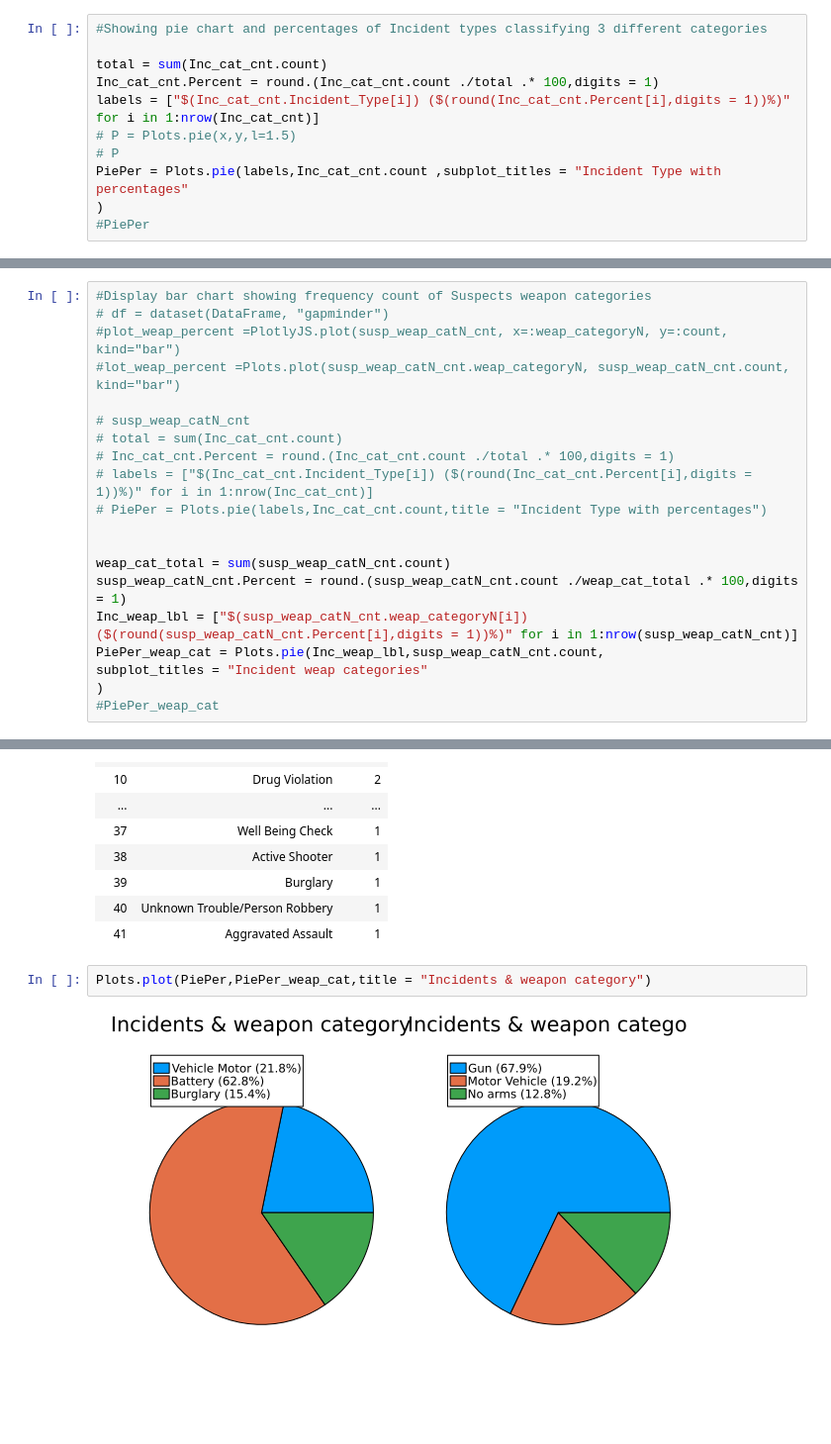
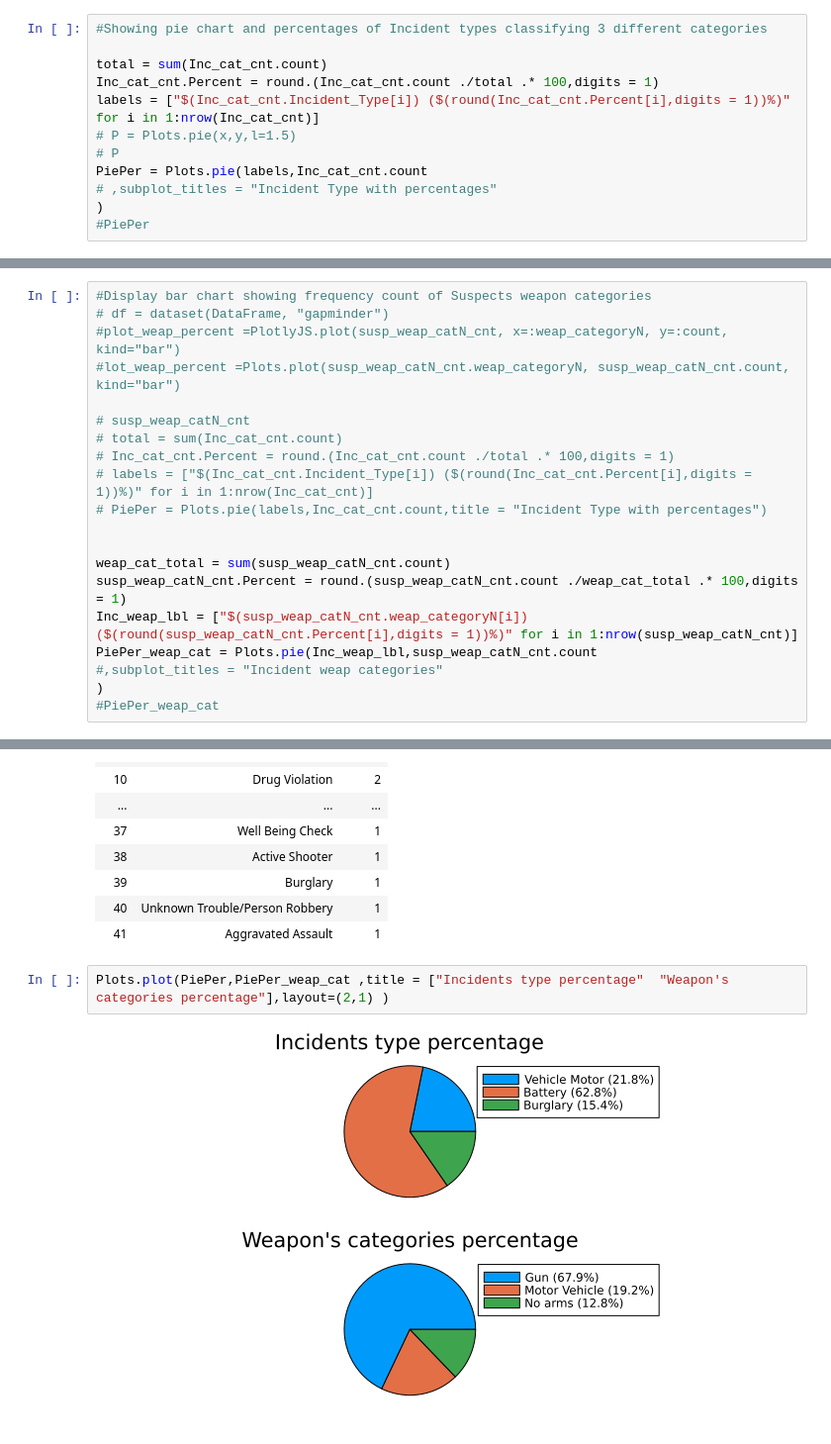
Before and after one commit to MorandR/CatchingCooks, a Jupyter notebook: CatchingCrooks.ipynb, the cells around one changed output, grey strips where cells are left out. Shown at 99% size. Saved outputs shown, nothing was run; the diff lists cells and outputs as text.

```diff
--- a/CatchingCrooks.ipynb
+++ b/CatchingCrooks.ipynb
@@ -336,7 +336,8 @@ Inc_cat_cnt.Percent = round.(Inc_cat_cnt.count ./total .* 100,digits = 1)
 labels = ["$(Inc_cat_cnt.Incident_Type[i]) ($(round(Inc_cat_cnt.Percent[i],digits = 1))%)" for i in 1:nrow(Inc_cat_cnt)]
 # P = Plots.pie(x,y,l=1.5)
 # P
-PiePer = Plots.pie(labels,Inc_cat_cnt.count ,subplot_titles = "Incident Type with percentages"
+PiePer = Plots.pie(labels,Inc_cat_cnt.count
+# ,subplot_titles = "Incident Type with percentages"
 )
 #PiePer
 # %% [output]
@@ -378,8 +379,8 @@ susp_weap_catN_cnt
 weap_cat_total = sum(susp_weap_catN_cnt.count)
 susp_weap_catN_cnt.Percent = round.(susp_weap_catN_cnt.count ./weap_cat_total .* 100,digits = 1)
 Inc_weap_lbl = ["$(susp_weap_catN_cnt.weap_categoryN[i]) ($(round(susp_weap_catN_cnt.Percent[i],digits = 1))%)" for i in 1:nrow(susp_weap_catN_cnt)]
-PiePer_weap_cat = Plots.pie(Inc_weap_lbl,susp_weap_catN_cnt.count,
-subplot_titles = "Incident weap categories"
+PiePer_weap_cat = Plots.pie(Inc_weap_lbl,susp_weap_catN_cnt.count
+#,subplot_titles = "Incident weap categories"
 )
 #PiePer_weap_cat
 # %% [output]
@@ -411,6 +412,6 @@ sort(Inc_type_cnt,:count,rev=true)
 | 40 | Unknown Trouble/Person Robbery | 1 |
 | 41 | Aggravated Assault | 1 |
 # %%
-Plots.plot(PiePer,PiePer_weap_cat,title = "Incidents & weapon category")
+Plots.plot(PiePer,PiePer_weap_cat ,title = ["Incidents type percentage"  "Weapon's categories percentage"],layout=(2,1) )
 # %% [output]
-[figure, old version]
+[figure, new version]
```
